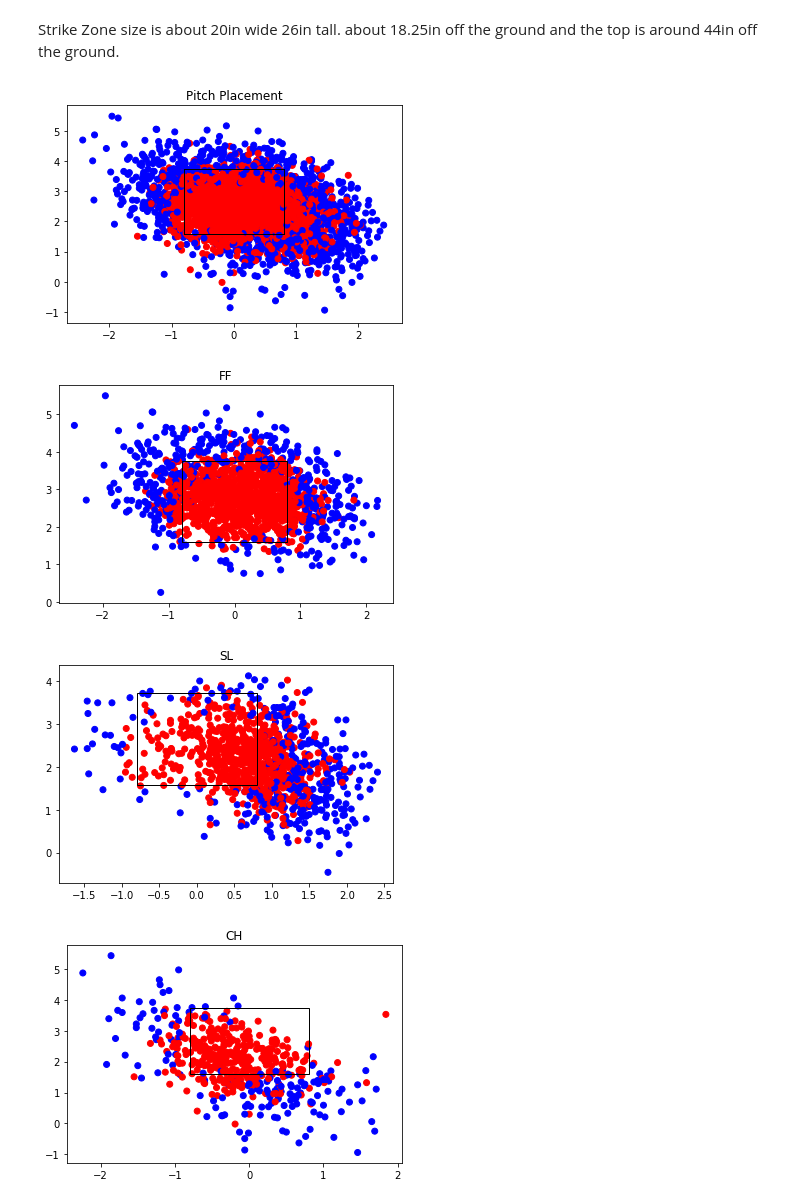
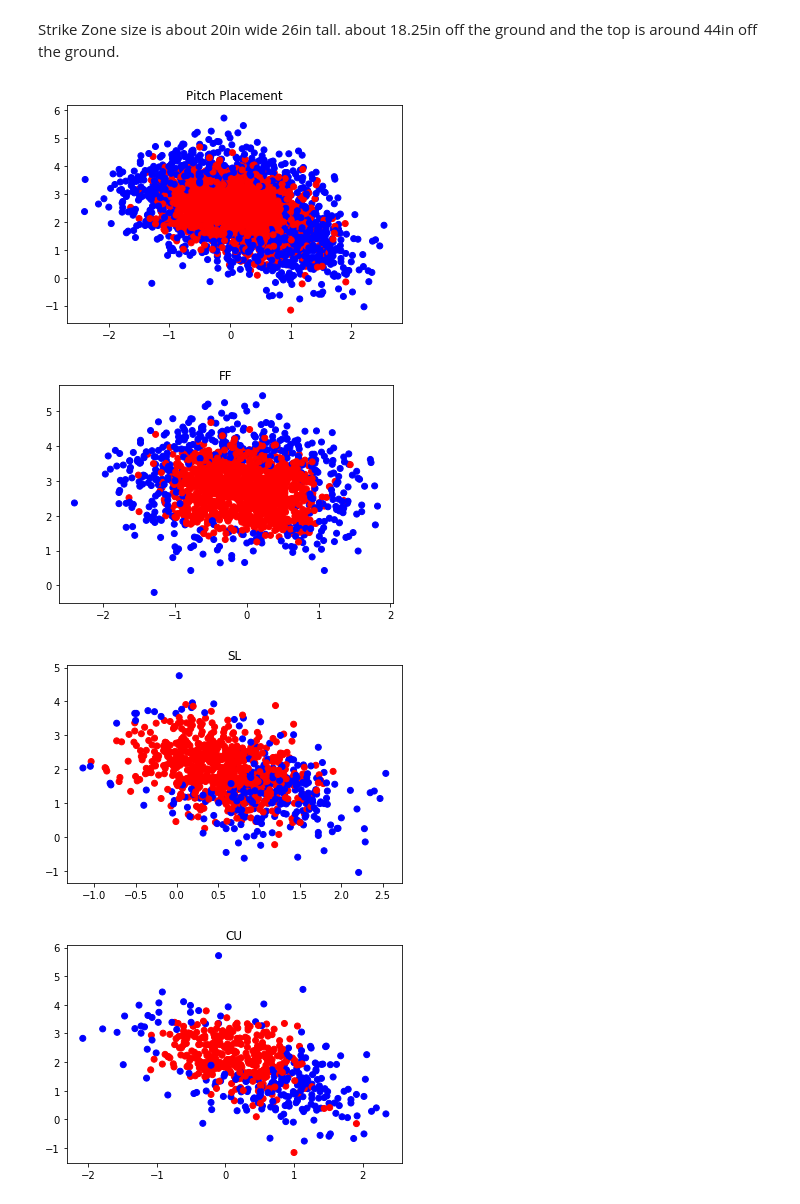
Before and after one commit to ptucham/MLB_Project, a Jupyter notebook: MLB_Project_Pitchers.ipynb, the cells around one changed output. Saved outputs shown, nothing was run; the diff lists cells and outputs as text; code cells hidden in the pictures.

Commit message:
functional for pitchers
need to fix name part to account for players with the same last name.

```diff
--- a/MLB_Project_Pitchers.ipynb
+++ b/MLB_Project_Pitchers.ipynb
@@ -43,7 +43,7 @@ def pitches_thrown(last_name):
     pitcher_at_bats = batters_faced(last_name)
     at_bat_stats = pd.DataFrame()
     while count2 < len(pitches19)-1:
-        if (count>806):
+        if (count>len(pitcher_at_bats)-1):
             break
         pitch = pitches19['ab_id'][count2]
         bat = pitcher_at_bats['ab_id'][count]
@@ -108,7 +108,7 @@ def strikezone_map(last_name):
         color = [test[x][2] for x in range(len(test))]
         plt.scatter(xs,ys, c=color)
         currentAxis = plt.gca()
-        currentAxis.add_patch(Rectangle((-0.8, 1.59), 1.6, 2.15, fill=None, alpha=1)) # Strike Zone
+#         currentAxis.add_patch(Rectangle((-0.8, 1.59), 1.6, 2.15, fill=None, alpha=1)) # Strike Zone
         plt.title(pitch_type[x][0])
     plt.title("Pitch Placement")
     plt.show()
@@ -124,14 +124,14 @@ def pitch_breakdown(last_name):
         color = [test[x][2] for x in range(len(test))]
         plt.scatter(xs,ys, c=color)
         currentAxis = plt.gca()
-        currentAxis.add_patch(Rectangle((-0.8, 1.59), 1.6, 2.15, fill=None, alpha=1)) # Strike Zone
+#         currentAxis.add_patch(Rectangle((-0.8, 1.59), 1.6, 2.15, fill=None, alpha=1)) # Strike Zone
         plt.title(pitch_type[x][0])
         plt.show()
 # %%
-strikezone_map('deGrom')
-pitch_breakdown('deGrom')
+strikezone_map('Verlander')
+pitch_breakdown('Verlander')
 # %% [output]
-[figure, old version]
+[figure, new version]
-[figure, old version]
+[figure, new version]
-[figure, old version]
+[figure, new version]
-[figure, old version]
+[figure, new version]
```
Also changed, not shown: parts of 1 cell of this notebook.
